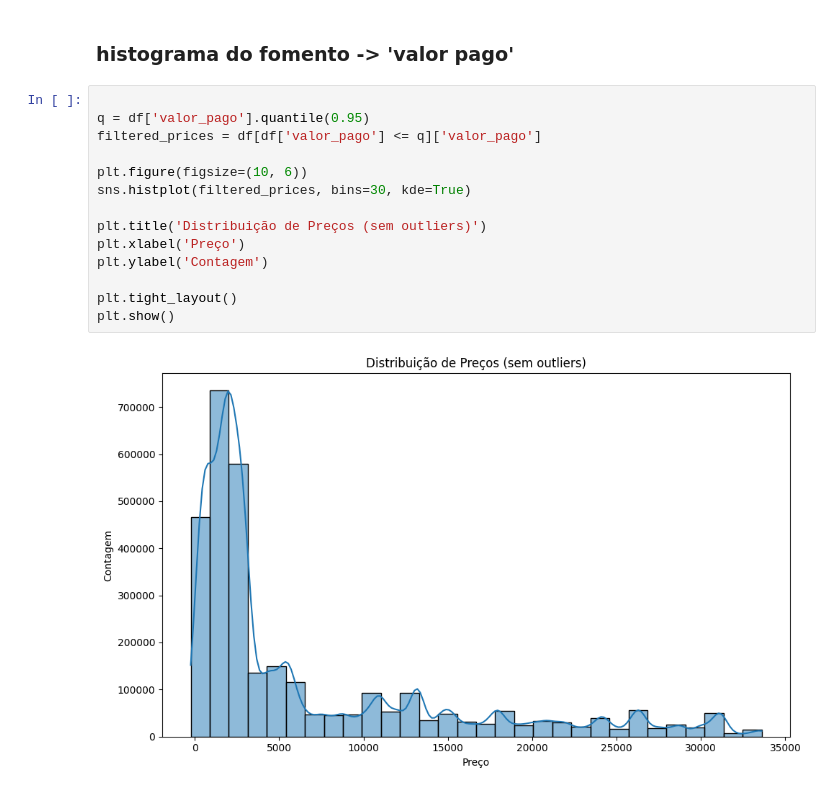
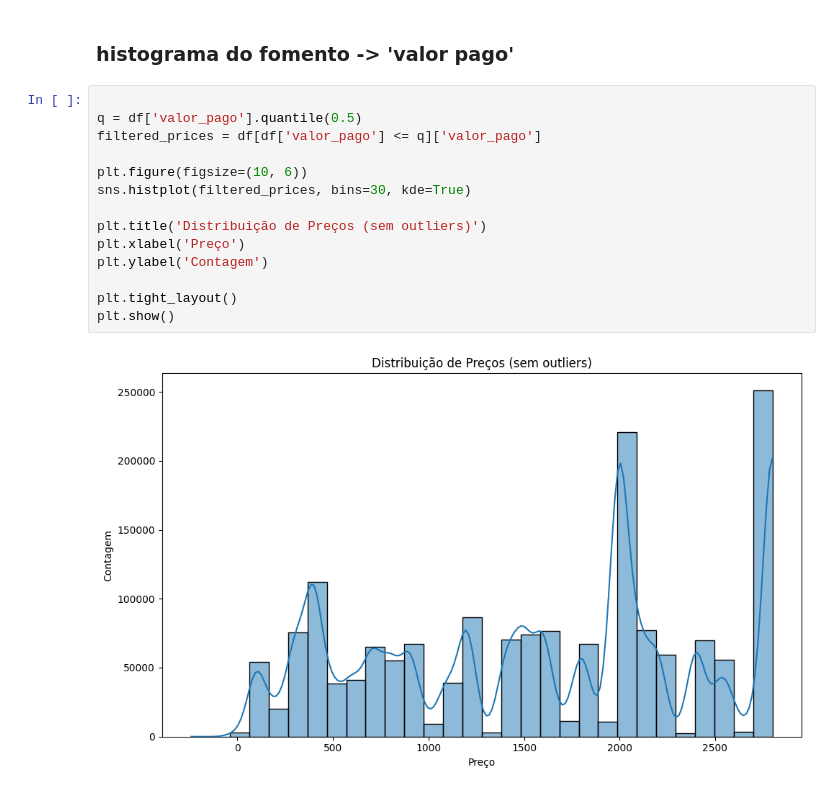
Before and after one commit to felipegomesb/predicao-cnpq, a Jupyter notebook: analizarMIssing.ipynb, the cells around one changed output. Saved outputs shown, nothing was run; the diff lists cells and outputs as text.

```diff
--- a/analizarMIssing.ipynb
+++ b/analizarMIssing.ipynb
@@ -48,17 +48,17 @@ ano_referencia                            1         0.000031
 ### histograma do fomento -> 'valor pago'
 # %%
 
-q = df['valor_pago'].quantile(0.95)
+q = df['valor_pago'].quantile(0.5)
 filtered_prices = df[df['valor_pago'] <= q]['valor_pago']
 
 plt.figure(figsize=(10, 6))
 sns.histplot(filtered_prices, bins=30, kde=True)
 
 plt.title('Distribuição de Preços (sem outliers)')
 plt.xlabel('Preço')
 plt.ylabel('Contagem')
 
 plt.tight_layout()
 plt.show()
 # %% [output]
-[figure, old version]
+[figure, new version]
```
Also changed, not shown: 41 other files.
